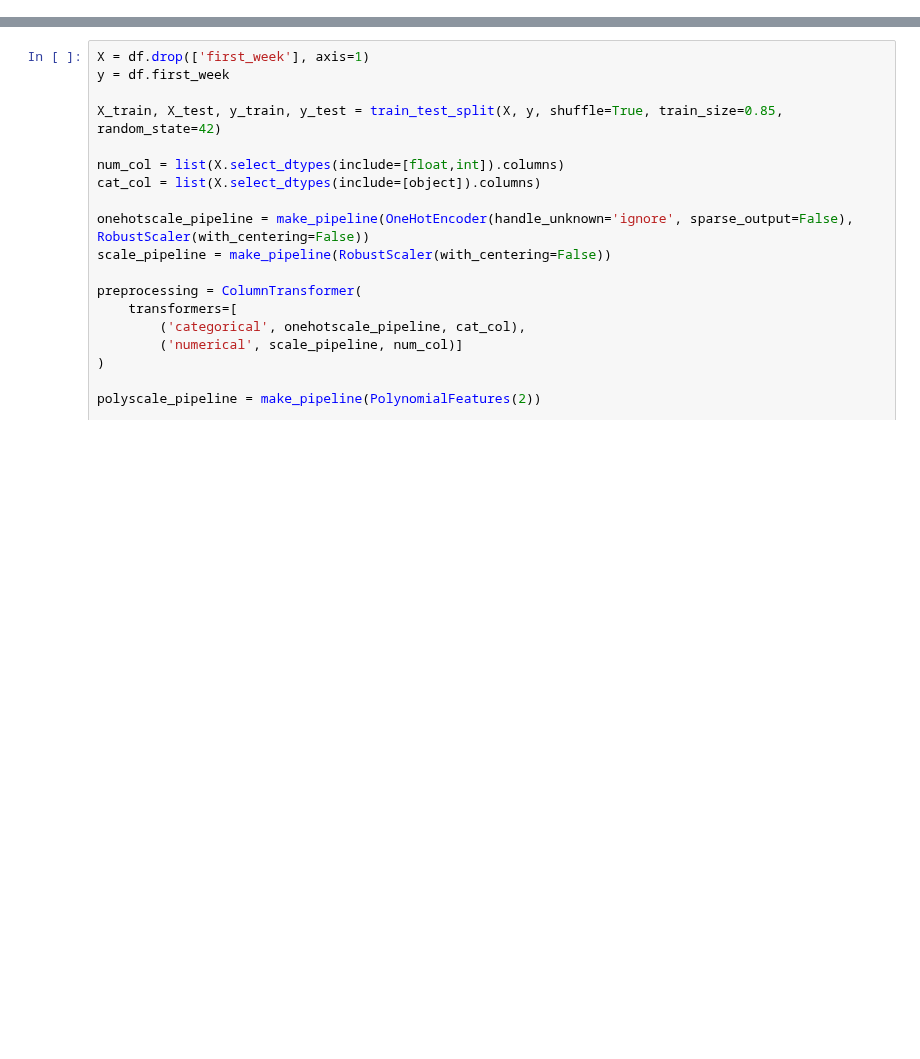
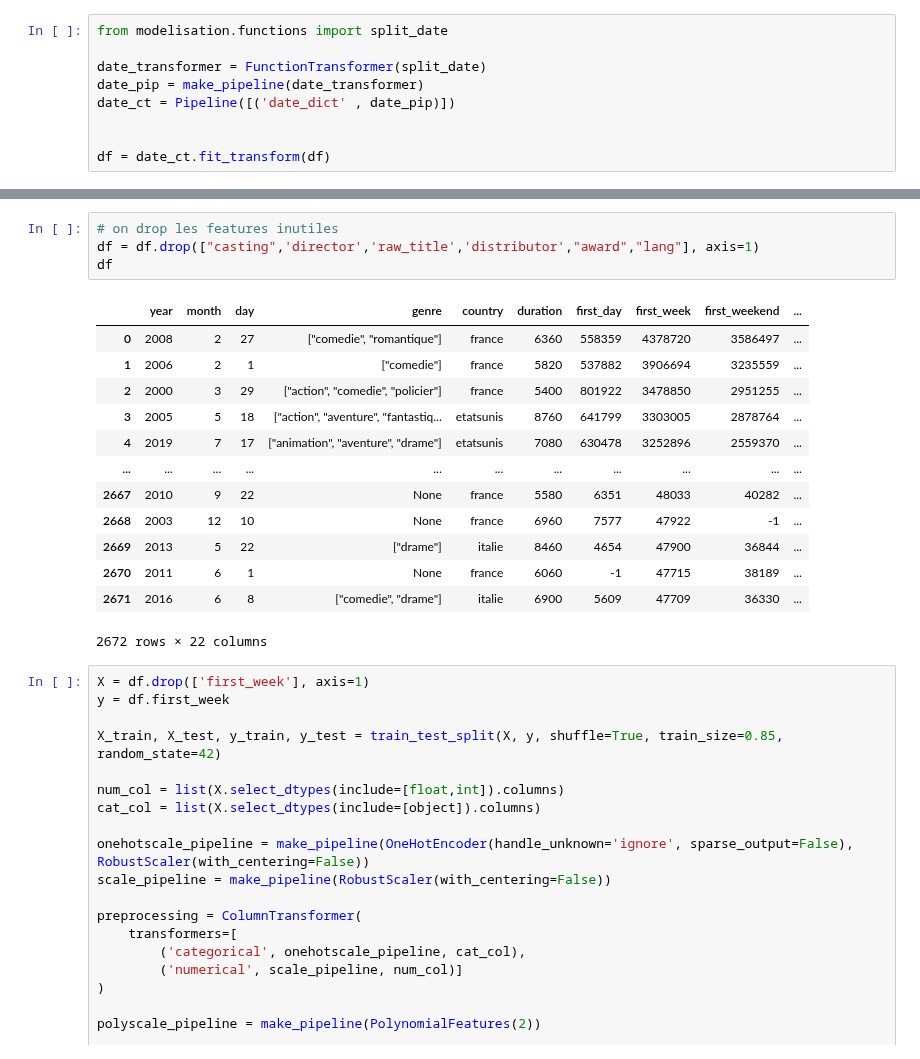
Before and after one commit to AFlo59/Brief_Popularity_Film, a Jupyter notebook: modelisation/model.ipynb, the cells around one changed output, grey strips where cells are left out. Drawn from its saved outputs; the diff is of its cells as text; blank space fills up the shorter version.

Commit message:
BF-71 pipelines quai fini

```diff
--- a/modelisation/model.ipynb
+++ b/modelisation/model.ipynb
@@ -59,0 +115,9 @@ entree_ct.fit_transform(df)
+# %%
+from modelisation.functions import split_date
+
+date_transformer = FunctionTransformer(split_date)
+date_pip = make_pipeline(date_transformer)
+date_ct = Pipeline([('date_dict' , date_pip)])
+
+
+df = date_ct.fit_transform(df)
@@ -60,3 +151,21 @@ entree_ct.fit_transform(df)
+# %%
+# on drop les features inutiles
+df = df.drop(["casting",'director','raw_title','distributor',"award","lang"], axis=1)
+df
+# %% [output]
+|  | year | month | day | genre | country | duration | first_day | first_week | first_weekend | ... |
+| 0 | 2008 | 2 | 27 | ["comedie", "romantique"] | france | 6360 | 558359 | 4378720 | 3586497 | ... |
+| 1 | 2006 | 2 | 1 | ["comedie"] | france | 5820 | 537882 | 3906694 | 3235559 | ... |
+| 2 | 2000 | 3 | 29 | ["action", "comedie", "policier"] | france | 5400 | 801922 | 3478850 | 2951255 | ... |
+| 3 | 2005 | 5 | 18 | ["action", "aventure", "fantastiq... | etatsunis | 8760 | 641799 | 3303005 | 2878764 | ... |
+| 4 | 2019 | 7 | 17 | ["animation", "aventure", "drame"] | etatsunis | 7080 | 630478 | 3252896 | 2559370 | ... |
+| ... | ... | ... | ... | ... | ... | ... | ... | ... | ... | ... |
+| 2667 | 2010 | 9 | 22 | None | france | 5580 | 6351 | 48033 | 40282 | ... |
+| 2668 | 2003 | 12 | 10 | None | france | 6960 | 7577 | 47922 | -1 | ... |
+| 2669 | 2013 | 5 | 22 | ["drame"] | italie | 8460 | 4654 | 47900 | 36844 | ... |
+| 2670 | 2011 | 6 | 1 | None | france | 6060 | -1 | 47715 | 38189 | ... |
+| 2671 | 2016 | 6 | 8 | ["comedie", "drame"] | italie | 6900 | 5609 | 47709 | 36330 | ... |
+2672 rows × 22 columns
 # %%
 X = df.drop(['first_week'], axis=1)
 y = df.first_week
```
Also changed, not shown: parts of 16 cells of this notebook, 3 other files.
